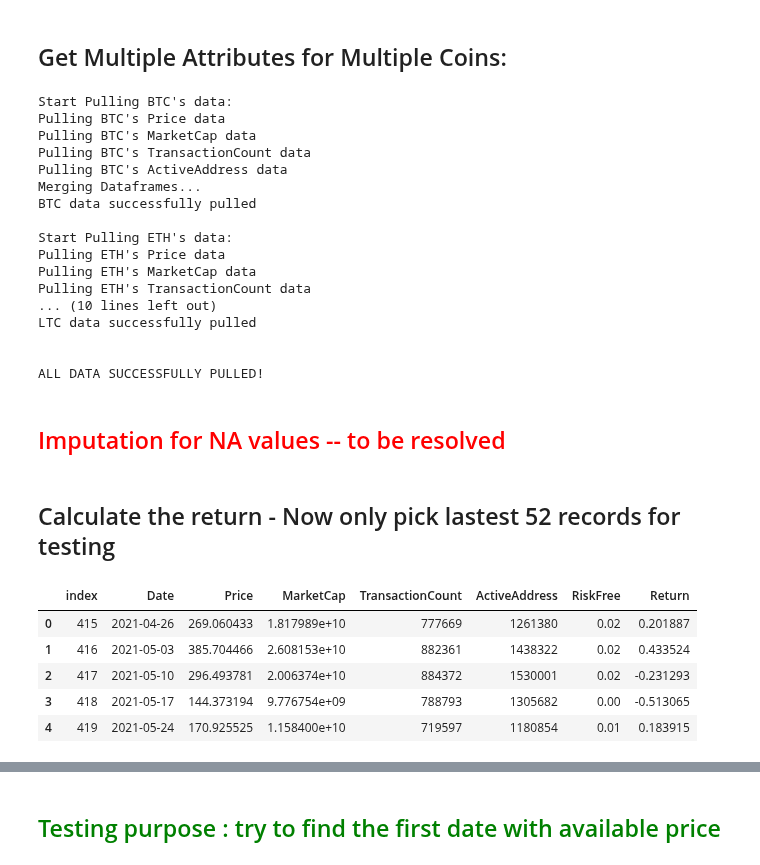
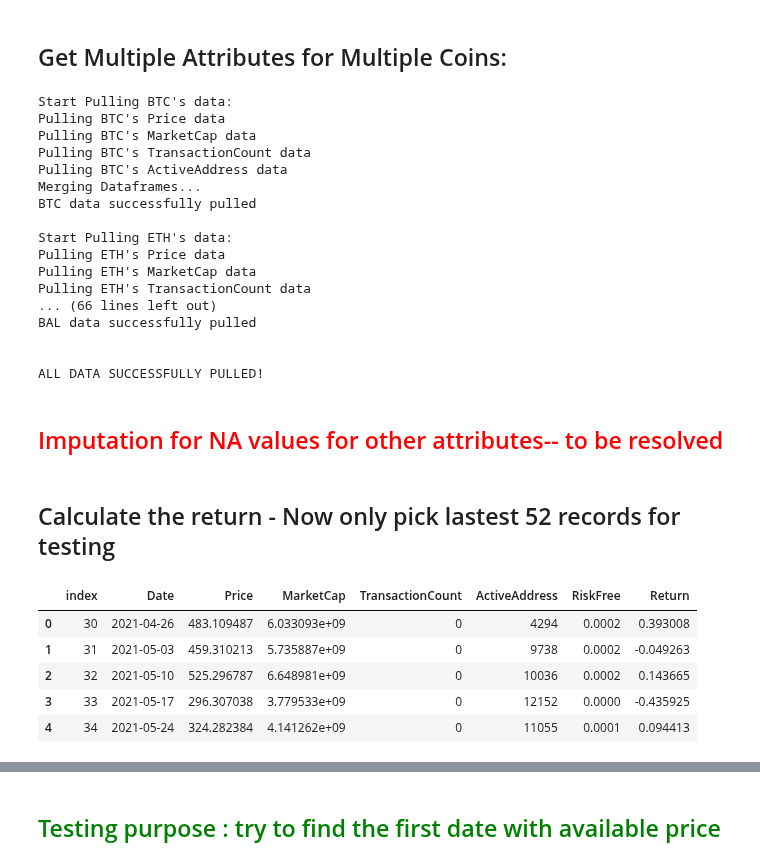
Before and after one commit to PracticumCrypto/C5-Analyzer, a Jupyter notebook: DataPull-MKT_SIZE_Fiona.ipynb, the cells around one changed output, grey strips where cells are left out. Drawn from its saved outputs; the diff is of its cells as text; code cells hidden in the pictures.

```diff
--- a/DataPull-MKT_SIZE_Fiona.ipynb
+++ b/DataPull-MKT_SIZE_Fiona.ipynb
@@ -87,7 +125,7 @@ for i in symbolListShort:
     locals()[dfName] = reduce(lambda  left,right: pd.merge(left,right, on='Date', how='outer'), locals()[frameName])
 
     # change merege method to left, to ensure all the records in api stored.
-    locals()[dfName] = locals()[dfName].merge(Risk_free_rate, on='Date',how = 'left').sort_values(by=['Date'])
+    locals()[dfName] = locals()[dfName].merge(Risk_free_rate,how = 'left',on='Date').sort_values(by=['Date'])
 
     print(f"{i} data successfully pulled\n")
 print('\nALL DATA SUCCESSFULLY PULLED!')
@@ -104,10 +142,10 @@ Start Pulling ETH's data:
 Pulling ETH's Price data
 Pulling ETH's MarketCap data
 Pulling ETH's TransactionCount data
-... (10 lines left out)
-LTC data successfully pulled
+... (66 lines left out)
+BAL data successfully pulled
 
 
 ALL DATA SUCCESSFULLY PULLED!
 # %% [markdown]
-## <font color='red'> Imputation for NA values -- to be resolved
+## <font color='red'> Imputation for NA values for other attributes-- to be resolved
@@ -132,11 +172,11 @@ for i in symbolListShort:
 
     locals()[dfName]['Return'] = (locals()[dfName]['Price'] - temp['Price'])/temp['Price']
 # %%
-LTC_All.head()
+AAVE_All.head()
 # %% [output]
 |  | index | Date | Price | MarketCap | TransactionCount | ActiveAddress | RiskFree | Return |
-| 0 | 415 | 2021-04-26 | 269.060433 | 1.817989e+10 | 777669 | 1261380 | 0.02 | 0.201887 |
-| 1 | 416 | 2021-05-03 | 385.704466 | 2.608153e+10 | 882361 | 1438322 | 0.02 | 0.433524 |
-| 2 | 417 | 2021-05-10 | 296.493781 | 2.006374e+10 | 884372 | 1530001 | 0.02 | -0.231293 |
-| 3 | 418 | 2021-05-17 | 144.373194 | 9.776754e+09 | 788793 | 1305682 | 0.00 | -0.513065 |
-| 4 | 419 | 2021-05-24 | 170.925525 | 1.158400e+10 | 719597 | 1180854 | 0.01 | 0.183915 |
+| 0 | 30 | 2021-04-26 | 483.109487 | 6.033093e+09 | 0 | 4294 | 0.0002 | 0.393008 |
+| 1 | 31 | 2021-05-03 | 459.310213 | 5.735887e+09 | 0 | 9738 | 0.0002 | -0.049263 |
+| 2 | 32 | 2021-05-10 | 525.296787 | 6.648981e+09 | 0 | 10036 | 0.0002 | 0.143665 |
+| 3 | 33 | 2021-05-17 | 296.307038 | 3.779533e+09 | 0 | 12152 | 0.0000 | -0.435925 |
+| 4 | 34 | 2021-05-24 | 324.282384 | 4.141262e+09 | 0 | 11055 | 0.0001 | 0.094413 |
```
Also changed, not shown: parts of 25 cells of this notebook.
